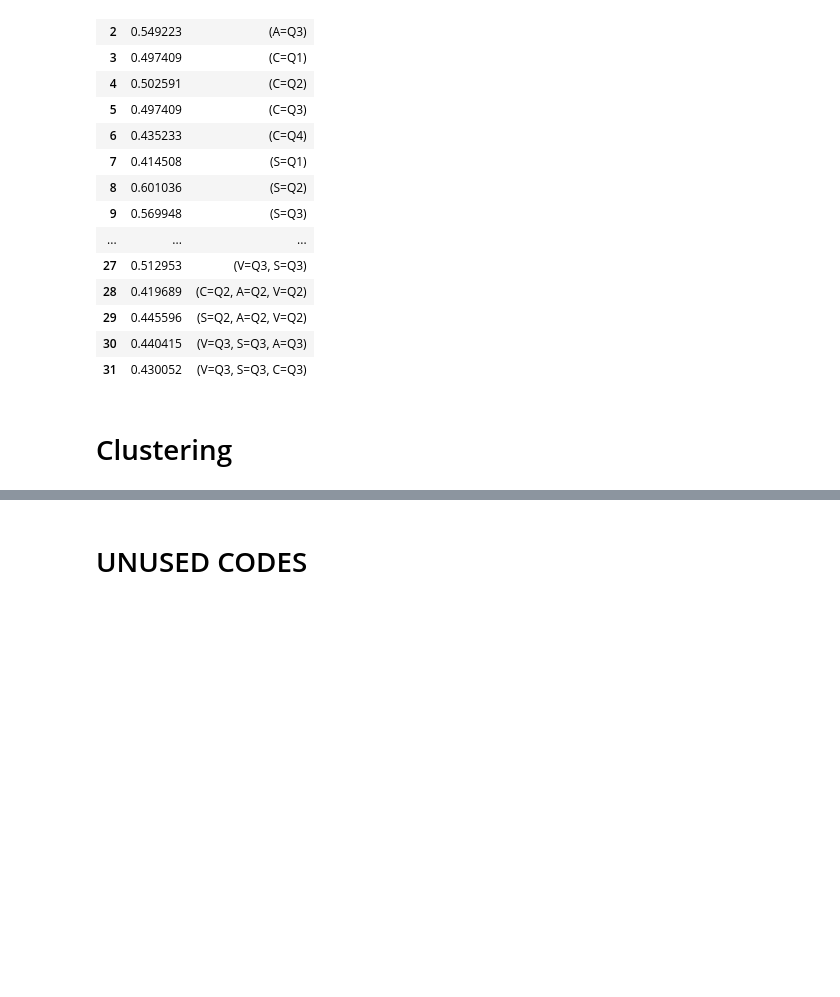
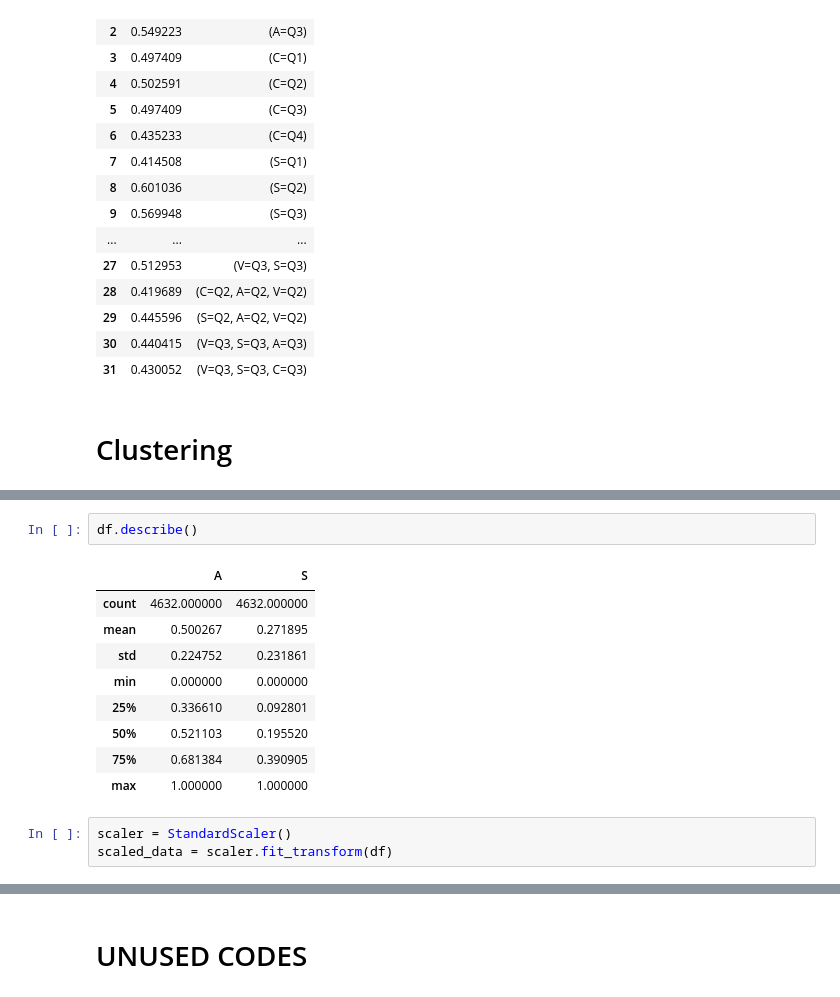
Before and after one commit to Ban-hub/CSE6506-Data_Project, a Jupyter notebook: Test.ipynb, the cells around one changed output, grey strips where cells are left out. Drawn from its saved outputs; the diff is of its cells as text; blank space fills up the shorter version.

```diff
--- a/Test.ipynb
+++ b/Test.ipynb
@@ -387,0 +419,15 @@ frequent_itemsets_apr
+# %%
+df.describe()
+# %% [output]
+|  | A | S |
+| count | 4632.000000 | 4632.000000 |
+| mean | 0.500267 | 0.271895 |
+| std | 0.224752 | 0.231861 |
+| min | 0.000000 | 0.000000 |
+| 25% | 0.336610 | 0.092801 |
+| 50% | 0.521103 | 0.195520 |
+| 75% | 0.681384 | 0.390905 |
+| max | 1.000000 | 1.000000 |
+# %%
+scaler = StandardScaler()
+scaled_data = scaler.fit_transform(df)
```
Also changed, not shown: parts of 9 cells of this notebook.
